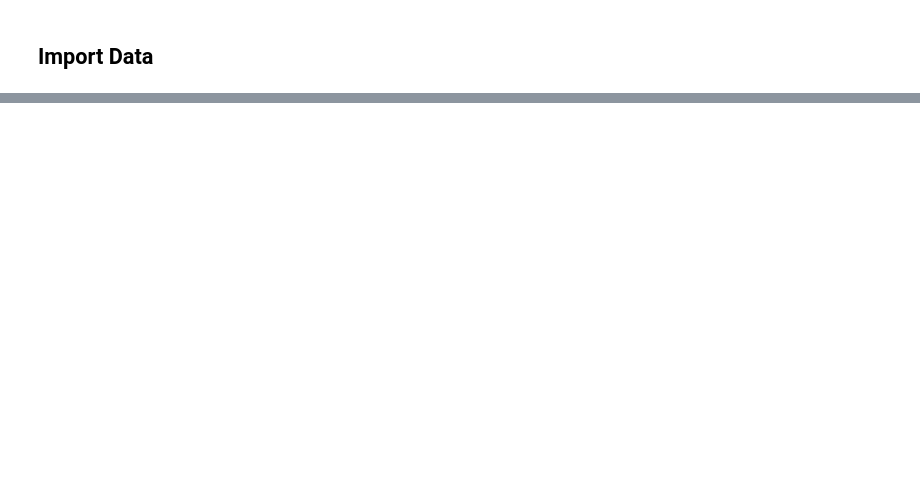
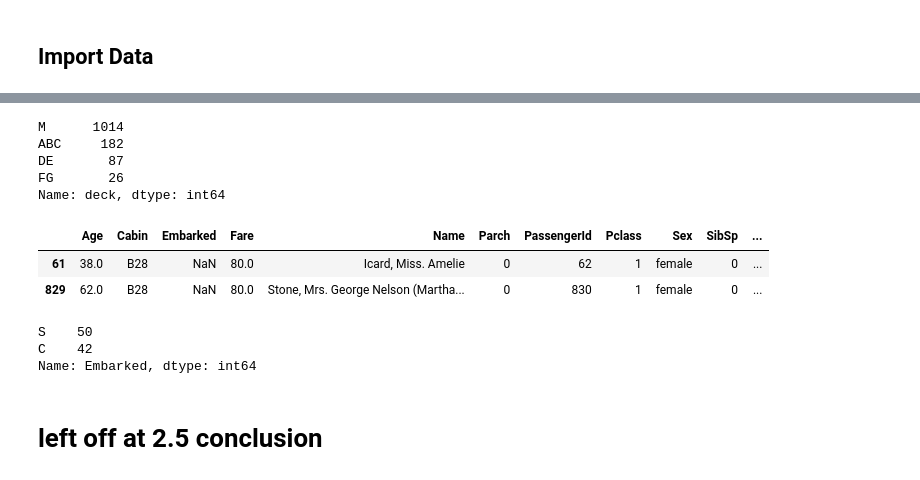
Before and after one commit to RyanJTalbot/bookcamp, a Jupyter notebook: my-ML-cheatsheet/Classification/Classification.ipynb, the cells around one changed output, grey strips where cells are left out. Saved outputs shown, nothing was run; the diff lists cells and outputs as text; code cells hidden in the pictures; blank space fills up the shorter version.

```diff
--- a/my-ML-cheatsheet/Classification/Classification.ipynb
+++ b/my-ML-cheatsheet/Classification/Classification.ipynb
@@ -32,0 +158,4 @@ sys.path
+# %%
+df_all['Age'] = df_all.groupby(
+    ['Pclass', 'Sex'])['Age'].apply(
+    lambda x: x.fillna(x.median()))
@@ -32,0 +181,10 @@ sys.path
+# %%
+# mr_thomas = df_all.loc[(
+#     df_all['Pclass'] == 3) & (
+#     df_all['SibSp'] == 0) & (
+#     df_all['Embarked'] == 'S')]['Fare'].median()
+
+thomas=7.925
+
+print(thomas)
+df_all.loc[df_all['Fare'].isnull(), 'Fare'] = thomas
@@ -32,0 +193,4 @@ sys.path
+# %%
+df_all['deck'] = df_all[
+    'Cabin'].apply(
+    lambda s: s[0] if pd.notnull(s) else 'M')
@@ -32,0 +204,28 @@ sys.path
+# %%
+idx = df_all[df_all['deck'] == 'T'].index
+df_all.loc[idx, 'deck'] = 'A'
+df_all['deck'] = df_all['deck'].replace(['A', 'B', 'C'], 'ABC')
+df_all['deck'] = df_all['deck'].replace(['D', 'E'], 'DE')
+df_all['deck'] = df_all['deck'].replace(['F', 'G'], 'FG')
+
+df_all['deck'].value_counts()
+# %% [output]
+M      1014
+ABC     182
+DE       87
+FG       26
+Name: deck, dtype: int64
+# %%
+df_all.loc[df_all['Embarked'].isnull()]
+# %% [output]
+|  | Age | Cabin | Embarked | Fare | Name | Parch | PassengerId | Pclass | Sex | SibSp | ... |
+| 61 | 38.0 | B28 | NaN | 80.0 | Icard, Miss. Amelie | 0 | 62 | 1 | female | 0 | ... |
+| 829 | 62.0 | B28 | NaN | 80.0 | Stone, Mrs. George Nelson (Martha... | 0 | 830 | 1 | female | 0 | ... |
+# %%
+df_all.loc[(df_all['Pclass'] == 1) & (
+    df_all['Fare'] <= 80) & (
+    df_all['deck'] == 'ABC')]['Embarked'].value_counts()
+# %% [output]
+S    50
+C    42
+Name: Embarked, dtype: int64
@@ -32,0 +234,2 @@ sys.path
+# %% [markdown]
+# left off at 2.5 conclusion
```
Also changed, not shown: parts of 29 cells of this notebook, 1 other file.
